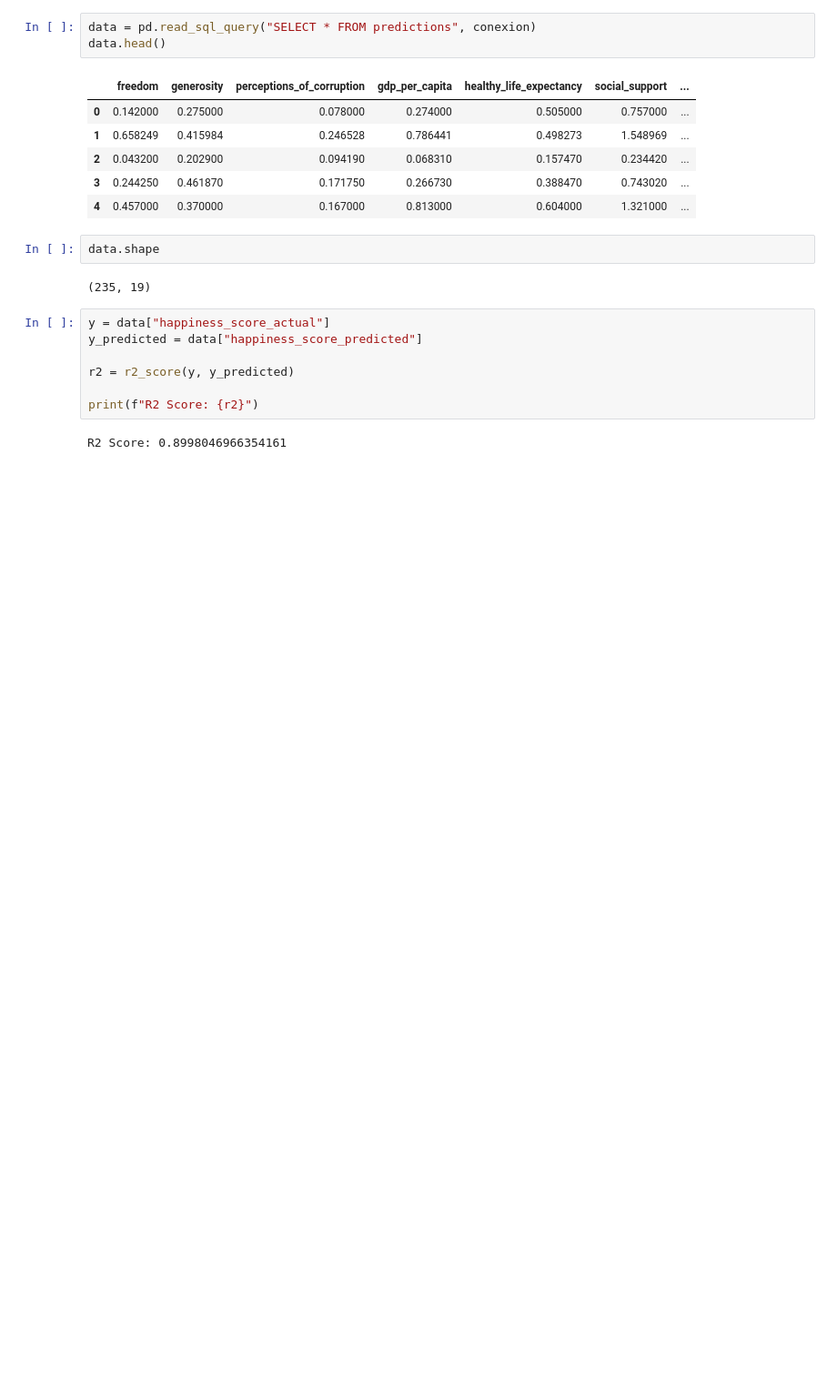
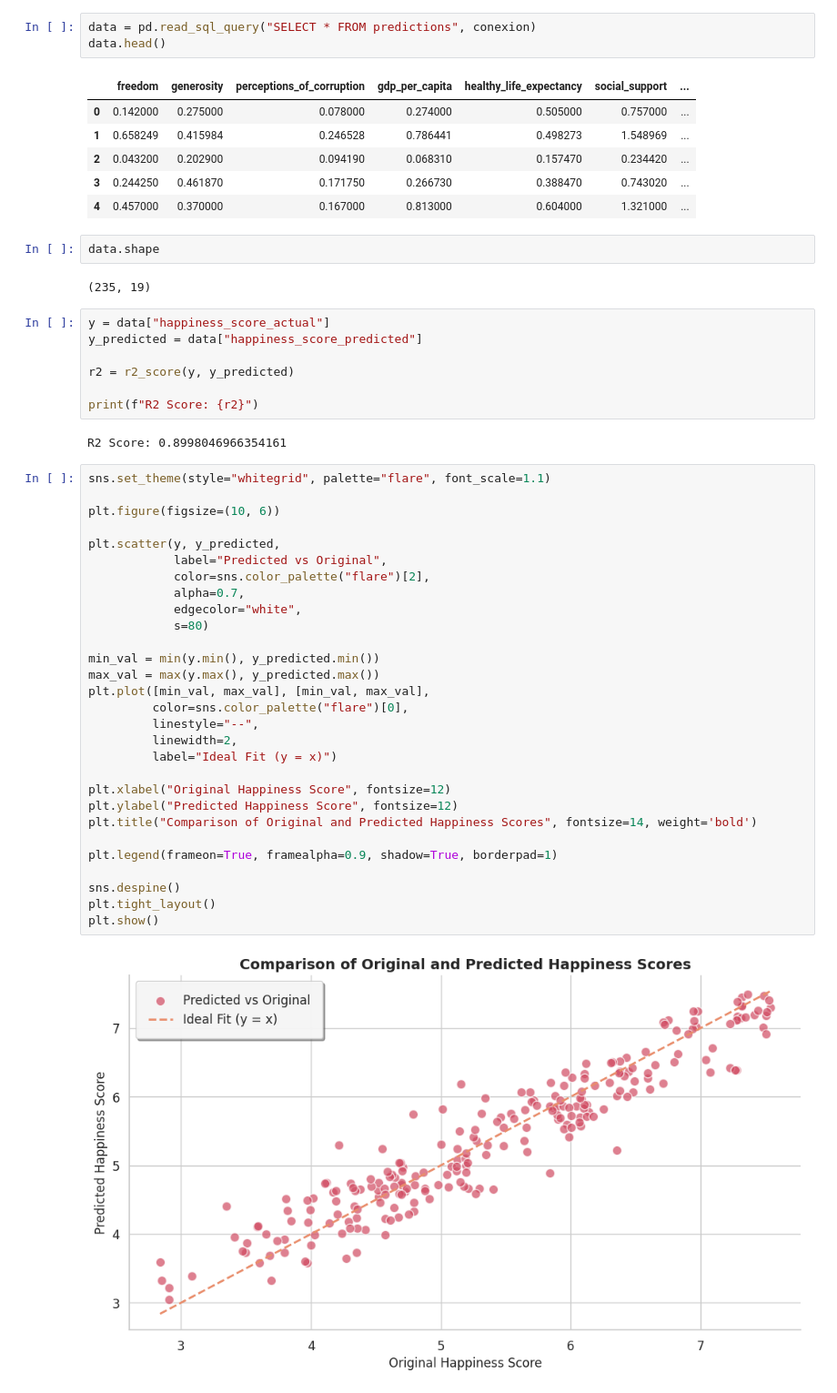
Before and after one commit to Michelburgos/Workshop-3, a Jupyter notebook: notebooks/003-evaluation.ipynb, the cells around one changed output. Shown at 91% size. Saved outputs shown, nothing was run; the diff lists cells and outputs as text; blank space fills up the shorter version.

```diff
--- a/notebooks/003-evaluation.ipynb
+++ b/notebooks/003-evaluation.ipynb
@@ -34,3 +37,34 @@ r2 = r2_score(y, y_predicted)
 print(f"R2 Score: {r2}")
 # %% [output]
 R2 Score: 0.8998046966354161
+# %%
+sns.set_theme(style="whitegrid", palette="flare", font_scale=1.1)
+
+plt.figure(figsize=(10, 6))
+
+plt.scatter(y, y_predicted,
+            label="Predicted vs Original",
+            color=sns.color_palette("flare")[2],
+            alpha=0.7,
+            edgecolor="white",
+            s=80)
+
+min_val = min(y.min(), y_predicted.min())
+max_val = max(y.max(), y_predicted.max())
+plt.plot([min_val, max_val], [min_val, max_val],
+         color=sns.color_palette("flare")[0],
+         linestyle="--",
+         linewidth=2,
+         label="Ideal Fit (y = x)")
+
+plt.xlabel("Original Happiness Score", fontsize=12)
+plt.ylabel("Predicted Happiness Score", fontsize=12)
+plt.title("Comparison of Original and Predicted Happiness Scores", fontsize=14, weight='bold')
+
+plt.legend(frameon=True, framealpha=0.9, shadow=True, borderpad=1)
+
+sns.despine()
+plt.tight_layout()
+plt.show()
+# %% [output]
+[figure, added]
```
Also changed, not shown: parts of 5 cells of this notebook, 2 other files.
